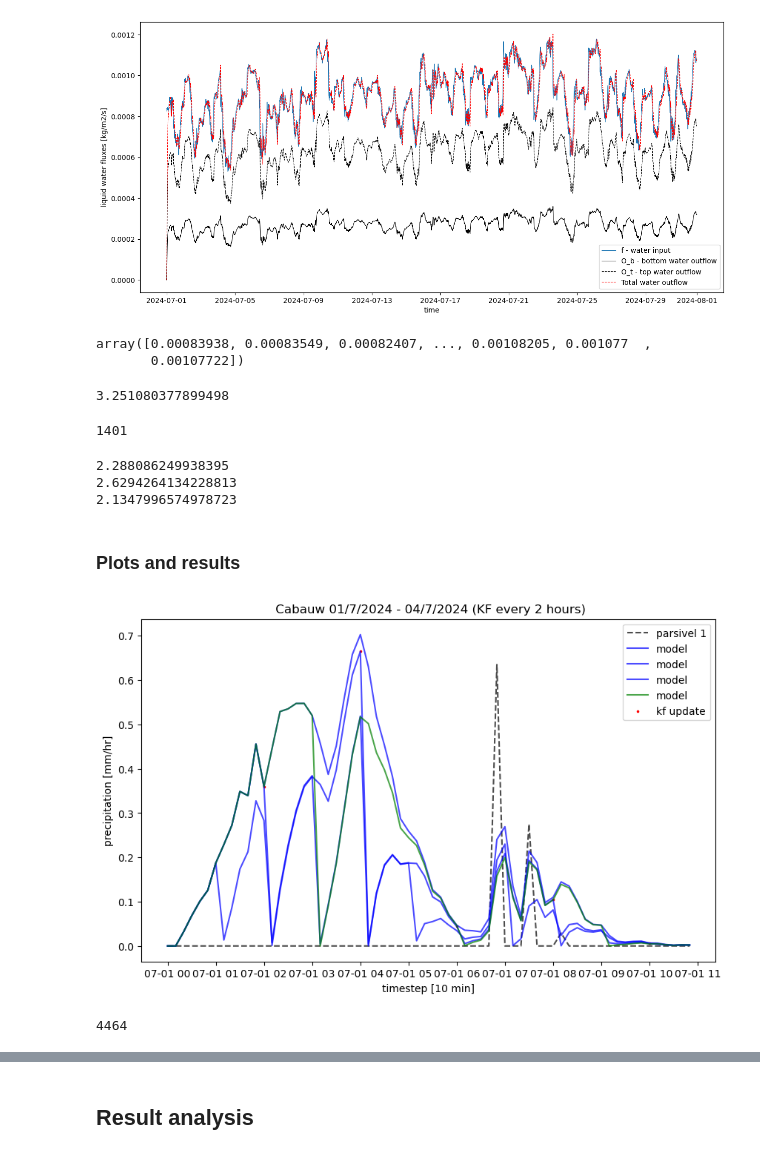
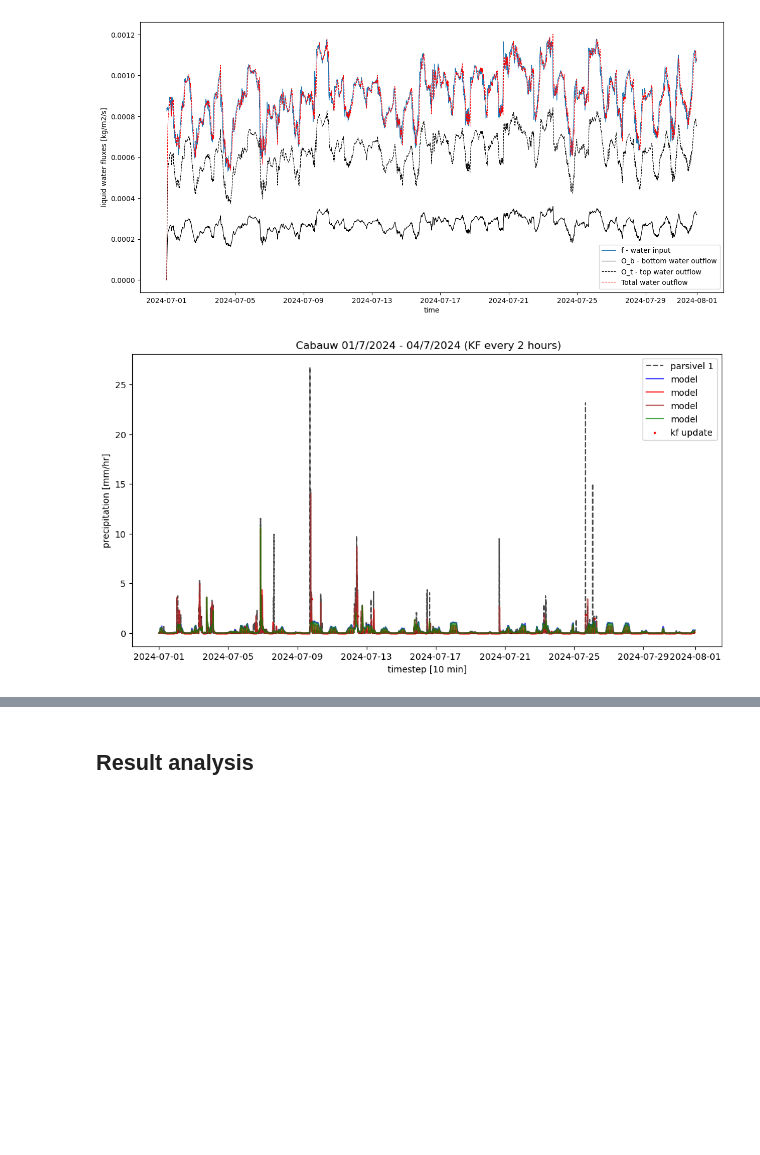
Before and after one commit to char998/rainmodel_conc, a Jupyter notebook: GB84/runs_and_tests_with_kalman.ipynb, the cells around one changed output, grey strips where cells are left out. Cells and saved outputs as stored; diff of their text form; code cells hidden in the pictures; blank space fills up the shorter version.

```diff
--- a/GB84/runs_and_tests_with_kalman.ipynb
+++ b/GB84/runs_and_tests_with_kalman.ipynb
@@ -35,0 +47,7 @@ Data variables: (12/22)
+# %%
+kalman_hours_1 = 1
+kalman_indices_1 = np.mean(np.round(kalman_hours_1*3600/dt_seconds)).astype(int)
+kalman_hours_2 = 2
+kalman_indices_2 = np.mean(np.round(kalman_hours_2*3600/dt_seconds)).astype(int)
+kalman_hours_3 = 3
+kalman_indices_3 = np.mean(np.round(kalman_hours_3*3600/dt_seconds)).astype(int)
@@ -36,2 +58,13 @@ Data variables: (12/22)
+# %%
+parsivel_1 = xr.open_dataset(r'..\data\Cabaw_parsivel\PAR001_Cabauw_202407.nc')
+reference_date = np.datetime64("1970-01-01")
+
+# Convert minutes into datetime
+datetime_values = reference_date + parsivel_1.epoch_time.astype("timedelta64[s]")
+parsivel_1['time'] = datetime_values
+
+
+rain_rate = parsivel_1.rainfall_rate_32bit.sel(time=time,method='nearest')
+hourly_avg = rain_rate.resample(time='1H').mean()
 # %% [markdown]
 #### Radiometer LWC
@@ -214,2 +70,0 @@ parsivel_1['time'] = datetime_values
-# %%
-rain_rate = parsivel_1.rainfall_rate_32bit.sel(time=measurements.time,method='nearest')
@@ -252,0 +71,3 @@ dt= 600      #timestep in s
+# %%
+radiometer = xr.open_mfdataset(r'..\data\Cabaw_radiometer\*.nc')
+radiometer_lwp = radiometer['lwp'].sel(time=time,method='nearest')
@@ -472,57 +291,24 @@ plt.xlabel('time')
 # %% [output]
 Text(0.5, 0, 'time')
 [figure]
-# %%
-f_arr
-# %% [output]
-array([0.00083938, 0.00083549, 0.00082407, ..., 0.00108205, 0.001077  ,
-       0.00107722])
-# %%
-np.max(X)
-# %% [output]
-3.251080377899498
-# %%
-len(index_rain)
-# %% [output]
-1401
-# %%
-print(np.mean(X))
-print(np.mean(X[index_rain]))
-print(np.mean(X[index_no_rain]))
-# %% [output]
-2.288086249938395
-2.6294264134228813
-2.1347996574978723
-# %% [markdown]
-### Plots and results
 # %%
-plt.figure(figsize=(10,6))
-t_step = np.linspace(0,len(P),len(P))
-
-slice_tuple_2 = ('2024-07-01 00:00:00', '2024-07-01 10:59:00')
-
-indexes = measurements_used.sel(time=slice(*slice_tuple_2)).time
-index_positions = [measurements_used.get_index("time").get_loc(t) for t in indexes.values]
+plt.figure(figsize=(12,6))
 
 #plt.plot(t_step,P_0*3600,label='model (steady state)')
-plt.plot(measurements_used.time.sel(time=slice(*slice_tuple_2)),rain_rate.sel(time=slice(*slice_tuple_2)),label='parsivel 1',color='black',alpha=0.7,linestyle='--')
-plt.plot(measurements_used.time.sel(time=slice(*slice_tuple_2)),P[index_positions]*3600,label='model',color='blue',alpha=0.7)   #P [kg/m2/s] = P/1000kg/m3 = P/1000 m/s = P* 3600 [mm/hr]
-plt.plot(measurements_used.time.sel(time=slice(*slice_tuple_2)),P_1[index_positions]*3600,label='model',color='blue',alpha=0.7)   #P [kg/m2/s] = P/1000kg/m3 = P/1000 m/s = P* 3600 [mm/hr]
-plt.plot(measurements_used.time.sel(time=slice(*slice_tuple_2)),P_2[index_positions]*3600,label='model',color='blue',alpha=0.7)   #P [kg/m2/s] = P/1000kg/m3 = P/1000 m/s = P* 3600 [mm/hr]
-plt.plot(measurements_used.time.sel(time=slice(*slice_tuple_2)),P_3[index_positions]*3600,label='model',color='green',alpha=0.7)   #P [kg/m2/s] = P/1000kg/m3 = P/1000 m/s = P* 3600 [mm/hr]
-plt.scatter(measurements_used.time.sel(time=slice(*slice_tuple_2))[12::12],P_2[index_positions][12::12]*3600,label='kf update',marker='x',s=3,color='red')
+plt.plot(time,rain_rate,label='parsivel 1',color='black',alpha=0.7,linestyle='--')
+plt.plot(time,P*3600,label='model',color='blue',alpha=0.7)   #P [kg/m2/s] = P/1000kg/m3 = P/1000 m/s = P* 3600 [mm/hr]
+plt.plot(time,P_1*3600,label='model',color='red',alpha=0.7)   #P [kg/m2/s] = P/1000kg/m3 = P/1000 m/s = P* 3600 [mm/hr]
+plt.plot(time,P_2*3600,label='model',color='brown',alpha=0.7)   #P [kg/m2/s] = P/1000kg/m3 = P/1000 m/s = P* 3600 [mm/hr]
+plt.plot(time,P_3*3600,label='model',color='green',alpha=0.7)   #P [kg/m2/s] = P/1000kg/m3 = P/1000 m/s = P* 3600 [mm/hr]
+plt.scatter(time[kalman_indices_2::kalman_indices_2],P_2[kalman_indices_2::kalman_indices_2]*3600,label='kf update',marker='x',s=3,color='red')
 plt.xlabel('timestep [10 min]')
 plt.title(' Cabauw 01/7/2024 - 04/7/2024 (KF every 2 hours)')
 plt.ylabel('precipitation [mm/hr]')
 plt.legend()
 #plt.grid()
 plt.show()
 # %% [output]
-[figure, old version]
+[figure, new version]
-# %%
-len(P)
-# %% [output]
-4464
 # %%
 import matplotlib.pyplot as plt
 import numpy as np
```
Also changed, not shown: parts of 62 cells of this notebook, 2 other files.
